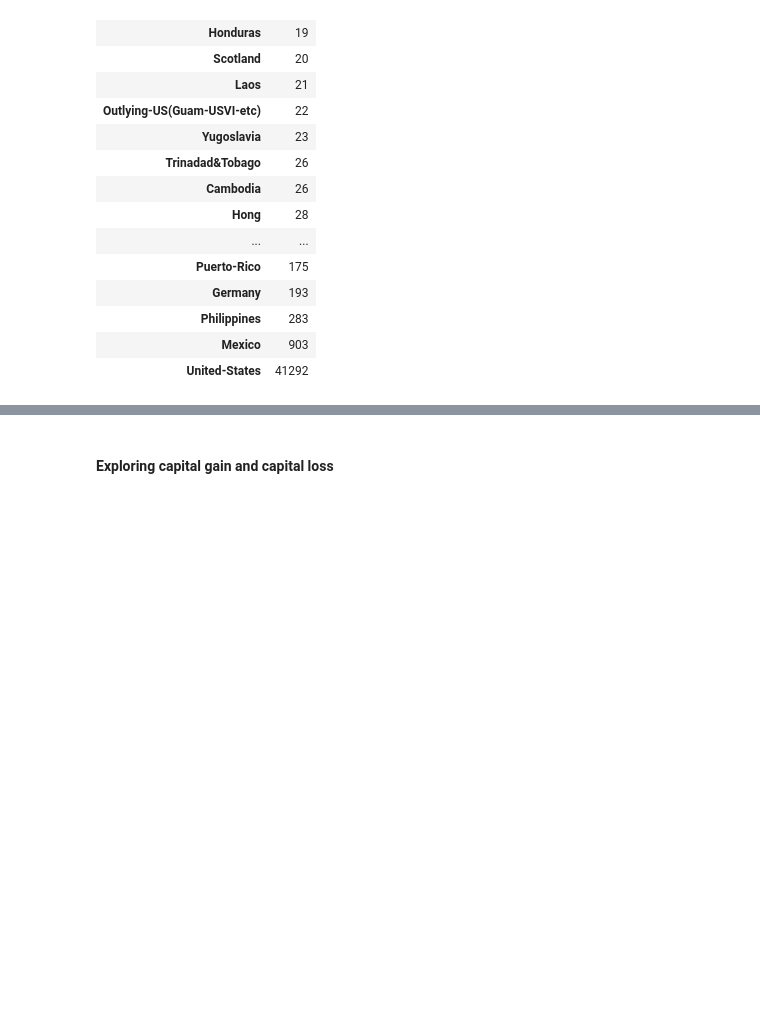
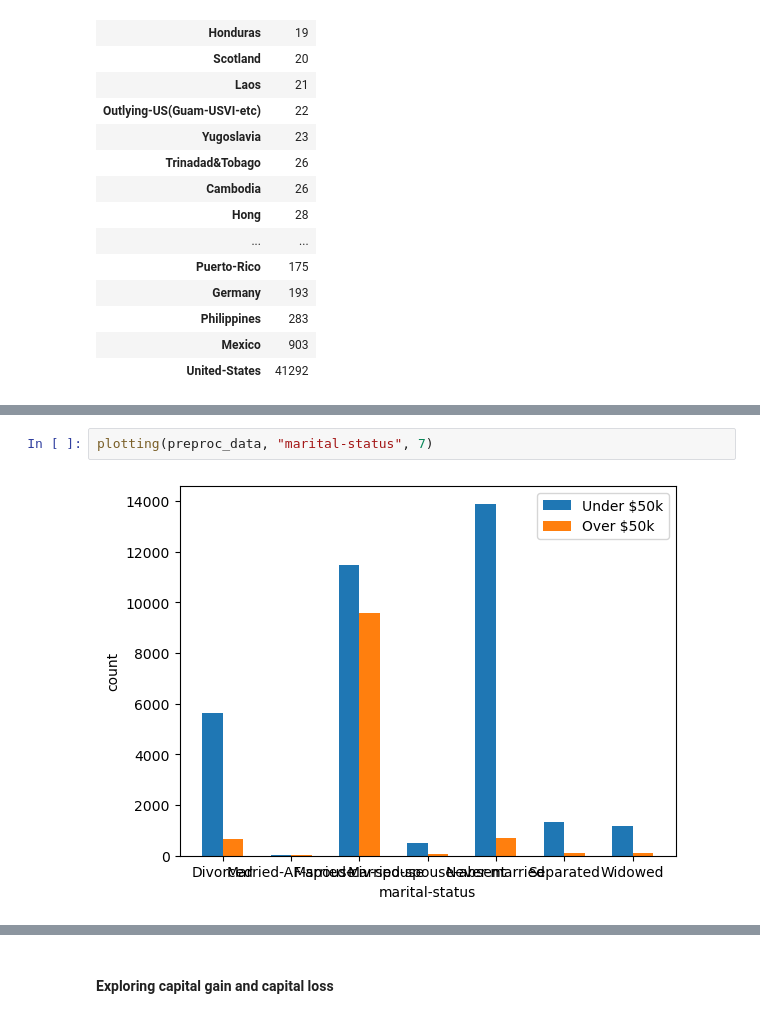
Before and after one commit to Jystine/dsc148-project, a Jupyter notebook: raine-eda.ipynb, the cells around one changed output, grey strips where cells are left out. Drawn from its saved outputs; the diff is of its cells as text; blank space fills up the shorter version.

```diff
--- a/raine-eda.ipynb
+++ b/raine-eda.ipynb
@@ -426,0 +429,4 @@ plotting(preproc_data, "income", 1)
+# %%
+plotting(preproc_data, "marital-status", 7)
+# %% [output]
+[figure, added]
```
Also changed, not shown: parts of 28 cells of this notebook.
